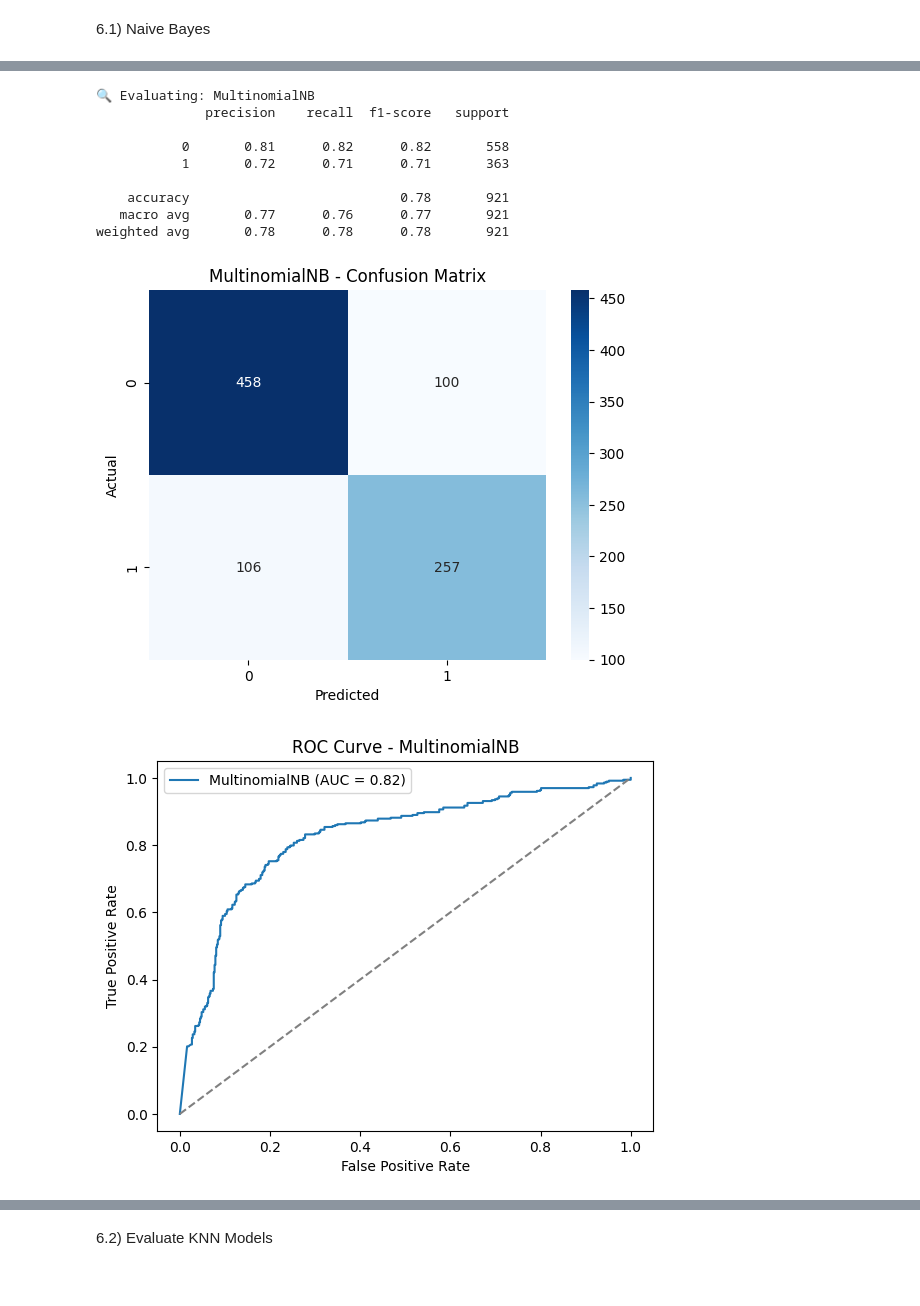
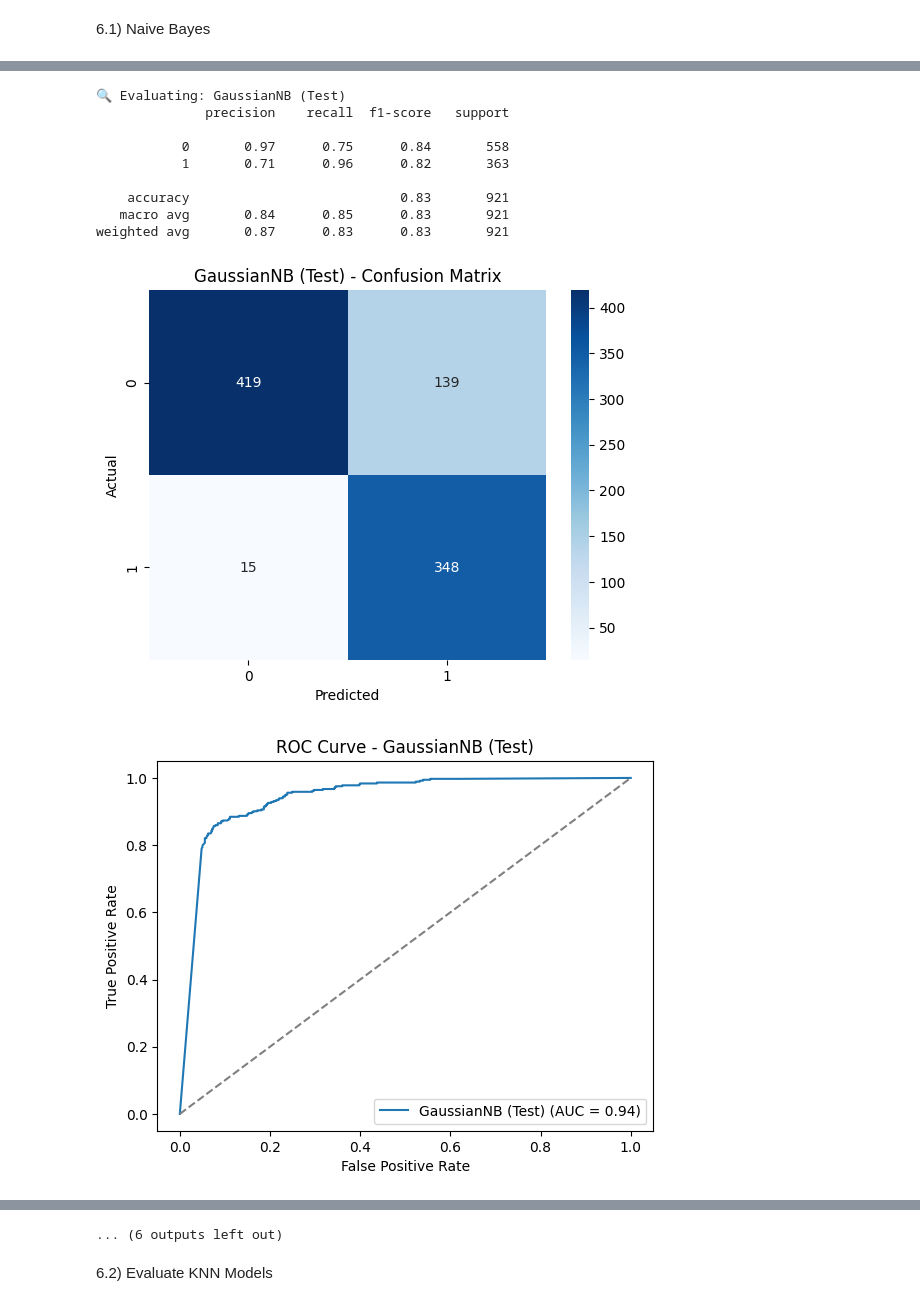
Before and after one commit to pranavahvarun/MachineLearningLab, a Jupyter notebook: a3/mllaba3.ipynb, the cells around one changed output, grey strips where cells are left out. Cells and saved outputs as stored; diff of their text form; code cells hidden in the pictures.

```diff
--- a/a3/mllaba3.ipynb
+++ b/a3/mllaba3.ipynb
@@ -45,10 +45,21 @@ y = df[TARGET_COLUMN]
 scaler = StandardScaler()
 X_scaled = scaler.fit_transform(X_raw)
 
-# Train-test split for both raw and scaled data
-X_raw_train, X_raw_test, y_train, y_test = train_test_split(
-    X_raw, y, test_size=0.2, random_state=42, stratify=y)
+# First split: train+valid vs test
+X_raw_temp, X_raw_test, y_raw_temp, y_raw_test = train_test_split(
+    X_raw, y, test_size=0.2, random_state=42, stratify=y
+)
 
-X_scaled_train, X_scaled_test, _, _ = train_test_split(
-    X_scaled, y, test_size=0.2, random_state=42, stratify=y)
+X_scaled_temp, X_scaled_test, y_scaled_temp, y_scaled_test = train_test_split(
+    X_scaled, y, test_size=0.2, random_state=42, stratify=y
+)
+
+# Second split: train vs validation (from temp)
+X_raw_train, X_raw_valid, y_raw_train, y_raw_valid = train_test_split(
+    X_raw_temp, y_raw_temp, test_size=0.25, random_state=42, stratify=y_raw_temp
+)  # 0.25 of 0.8 = 0.2 → final split = 60% train, 20% valid, 20% test
+
+X_scaled_train, X_scaled_valid, y_scaled_train, y_scaled_valid = train_test_split(
+    X_scaled_temp, y_scaled_temp, test_size=0.25, random_state=42, stratify=y_scaled_temp
+)
 # %% [output]
@@ -97,13 +108,21 @@ from sklearn.naive_bayes import GaussianNB, MultinomialNB, BernoulliNB
 from sklearn.neighbors import KNeighborsClassifier
 from sklearn.svm import SVC
 
-# Split for raw (used in MultinomialNB) and scaled (used in others)
-X_raw_train, X_raw_test, y_train_raw, y_test_raw = train_test_split(
-    X_raw, y, test_size=0.2, random_state=42, stratify=y
+# First split: train+valid vs test
+X_raw_temp, X_raw_test, y_raw_temp, y_raw_test = train_test_split(
+    X_raw, y, test_size=0.2, random_state=RANDOM_STATE, stratify=y
+)
+X_scaled_temp, X_scaled_test, y_scaled_temp, y_scaled_test = train_test_split(
+    X_scaled, y, test_size=0.2, random_state=RANDOM_STATE, stratify=y
 )
 
-X_scaled_train, X_scaled_test, y_train_scaled, y_test_scaled = train_test_split(
-    X_scaled, y, test_size=0.2, random_state=42, stratify=y
+# Second split: train vs validation (from temp)
+X_raw_train, X_raw_valid, y_raw_train, y_raw_valid = train_test_split(
+    X_raw_temp, y_raw_temp, test_size=0.25, random_state=RANDOM_STATE, stratify=y_raw_temp
+)  # 0.25 of 0.8 = 0.2 → 60/20/20
+
+X_scaled_train, X_scaled_valid, y_scaled_train, y_scaled_valid = train_test_split(
+    X_scaled_temp, y_scaled_temp, test_size=0.25, random_state=RANDOM_STATE, stratify=y_scaled_temp
 )
 # %% [markdown]
 4) Train Models (NB, KNN, SVM)
@@ -174,6 +193,7 @@ def evaluate_model(name, model, X_test, y_test):
 nb_models = {k: v for k, v in models.items() if "NB" in k}
 
 for name, model in nb_models.items():
-    model.fit(X_raw_train, y_train)
-    evaluate_model(name, model, X_raw_test, y_test)
+    model.fit(X_raw_train, y_raw_train)  # ✅ fixed
+    evaluate_model(name + " (Validation)", model, X_raw_valid, y_raw_valid)
+    evaluate_model(name + " (Test)", model, X_raw_test, y_raw_test)
 # %% [output]
@@ -191,11 +211,11 @@ weighted avg       0.87      0.83      0.84       921
-🔍 Evaluating: MultinomialNB
+🔍 Evaluating: GaussianNB (Test)
               precision    recall  f1-score   support
 
-           0       0.81      0.82      0.82       558
-           1       0.72      0.71      0.71       363
+           0       0.97      0.75      0.84       558
+           1       0.71      0.96      0.82       363
 
-    accuracy                           0.78       921
-   macro avg       0.77      0.76      0.77       921
-weighted avg       0.78      0.78      0.78       921
+    accuracy                           0.83       921
+   macro avg       0.84      0.85      0.83       921
+weighted avg       0.87      0.83      0.83       921
-[figure, old version]
+[figure, new version]
-[figure, old version]
+[figure, new version]
@@ -213,3 +244,4 @@ weighted avg       0.88      0.88      0.88       921
+... (6 outputs left out)
 # %% [markdown]
 6.2) Evaluate KNN Models
 # %%
```
Also changed, not shown: parts of 8 cells of this notebook.
